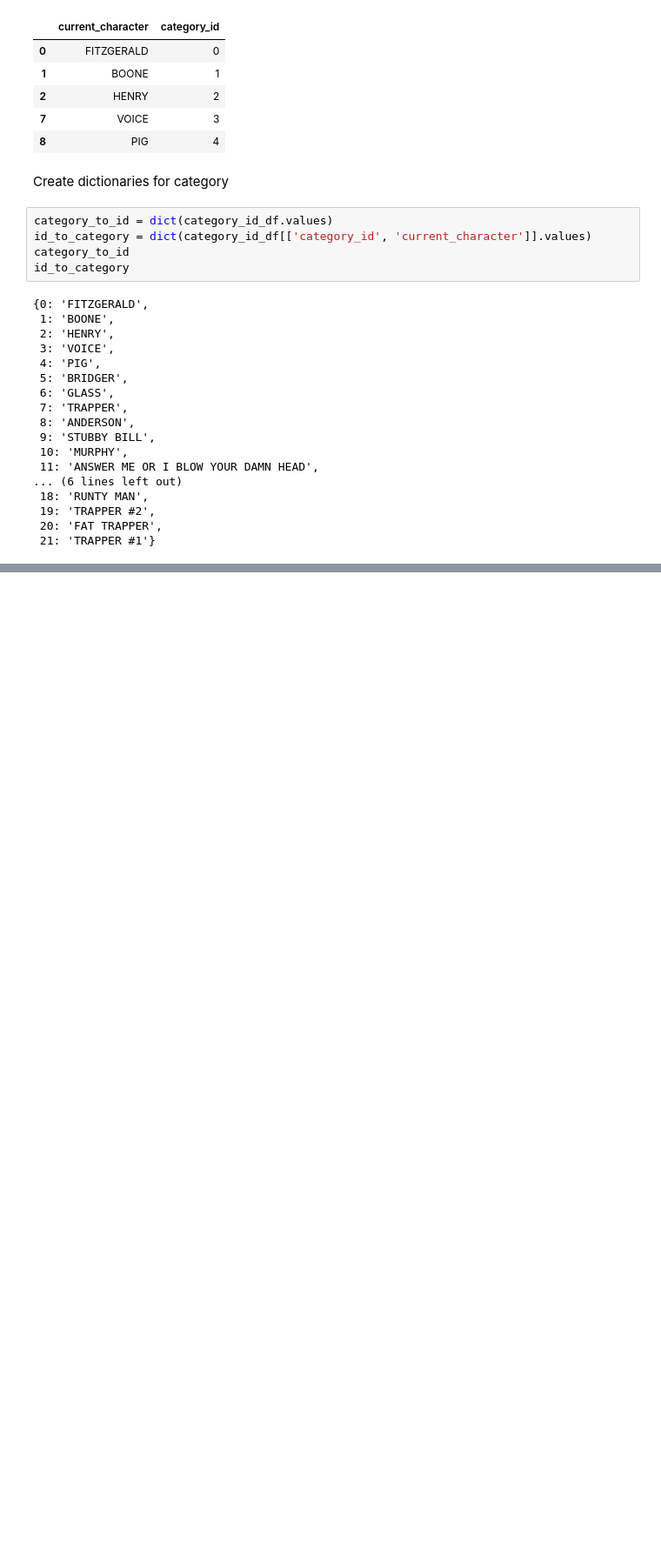
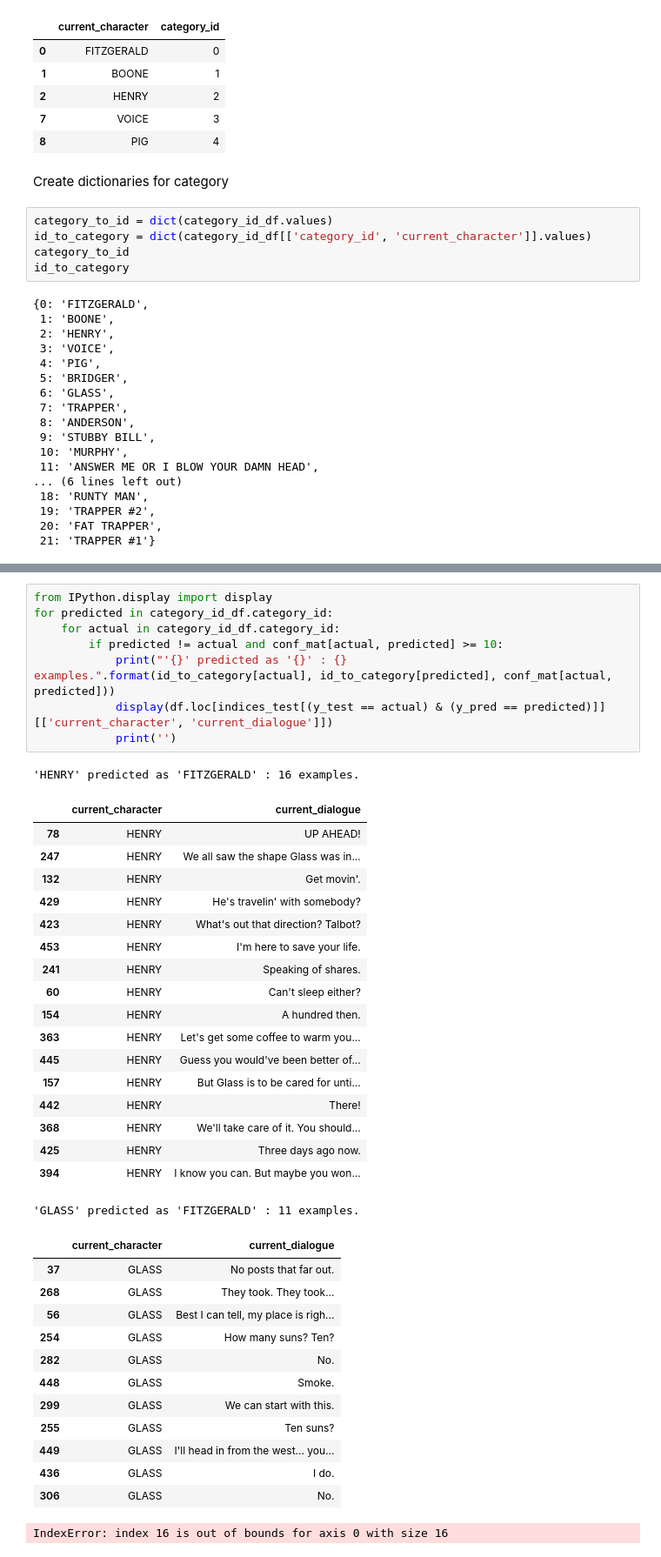
Before and after one commit to dmerson/ScriptProject, a Jupyter notebook: Python/Try a text classifier with script to check for character.ipynb, the cells around one changed output, grey strips where cells are left out. Shown: that part at 87% size. Saved outputs shown, nothing was run; the diff lists cells and outputs as text; blank space fills up the shorter version.

```diff
--- a/Python/Try a text classifier with script to check for character.ipynb
+++ b/Python/Try a text classifier with script to check for character.ipynb
@@ -97,0 +212,41 @@ id_to_category
+# %%
+from IPython.display import display
+for predicted in category_id_df.category_id:
+    for actual in category_id_df.category_id:
+        if predicted != actual and conf_mat[actual, predicted] >= 10:
+            print("'{}' predicted as '{}' : {} examples.".format(id_to_category[actual], id_to_category[predicted], conf_mat[actual, predicted]))
+            display(df.loc[indices_test[(y_test == actual) & (y_pred == predicted)]][['current_character', 'current_dialogue']])
+            print('')
+# %% [output]
+'HENRY' predicted as 'FITZGERALD' : 16 examples.
+|  | current_character | current_dialogue |
+| 78 | HENRY | UP AHEAD! |
+| 247 | HENRY | We all saw the shape Glass was in... |
+| 132 | HENRY | Get movin'. |
+| 429 | HENRY | He's travelin' with somebody? |
+| 423 | HENRY | What's out that direction? Talbot? |
+| 453 | HENRY | I'm here to save your life. |
+| 241 | HENRY | Speaking of shares. |
+| 60 | HENRY | Can't sleep either? |
+| 154 | HENRY | A hundred then. |
+| 363 | HENRY | Let's get some coffee to warm you... |
+| 445 | HENRY | Guess you would've been better of... |
+| 157 | HENRY | But Glass is to be cared for unti... |
+| 442 | HENRY | There! |
+| 368 | HENRY | We'll take care of it. You should... |
+| 425 | HENRY | Three days ago now. |
+| 394 | HENRY | I know you can. But maybe you won... |
+'GLASS' predicted as 'FITZGERALD' : 11 examples.
+|  | current_character | current_dialogue |
+| 37 | GLASS | No posts that far out. |
+| 268 | GLASS | They took. They took... |
+| 56 | GLASS | Best I can tell, my place is righ... |
+| 254 | GLASS | How many suns? Ten? |
+| 282 | GLASS | No. |
+| 448 | GLASS | Smoke. |
+| 299 | GLASS | We can start with this. |
+| 255 | GLASS | Ten suns? |
+| 449 | GLASS | I'll head in from the west... you... |
+| 436 | GLASS | I do. |
+| 306 | GLASS | No. |
+IndexError: index 16 is out of bounds for axis 0 with size 16
```
Also changed, not shown: parts of 10 cells of this notebook.
